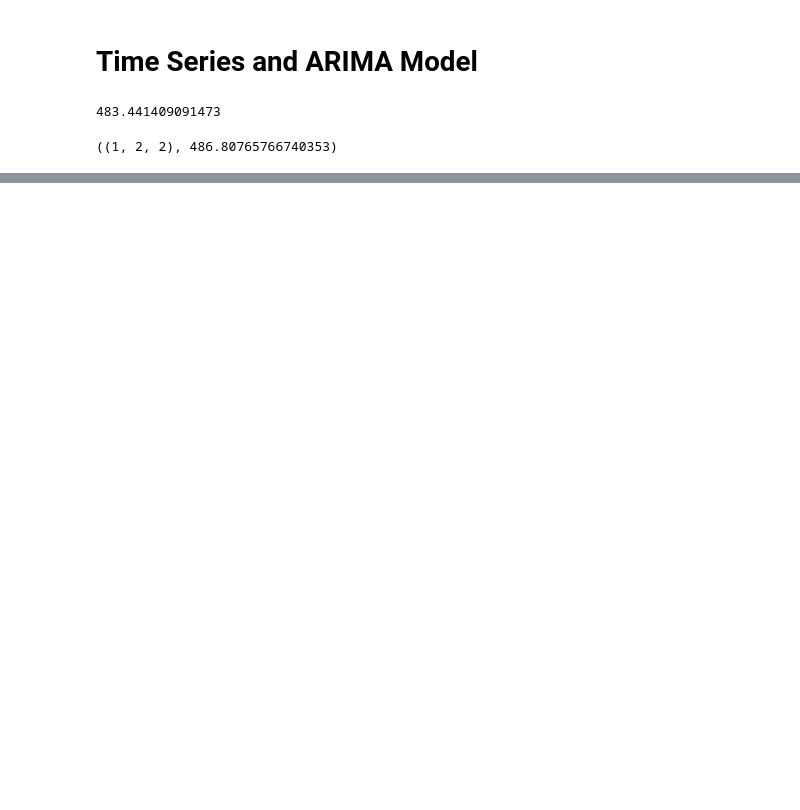
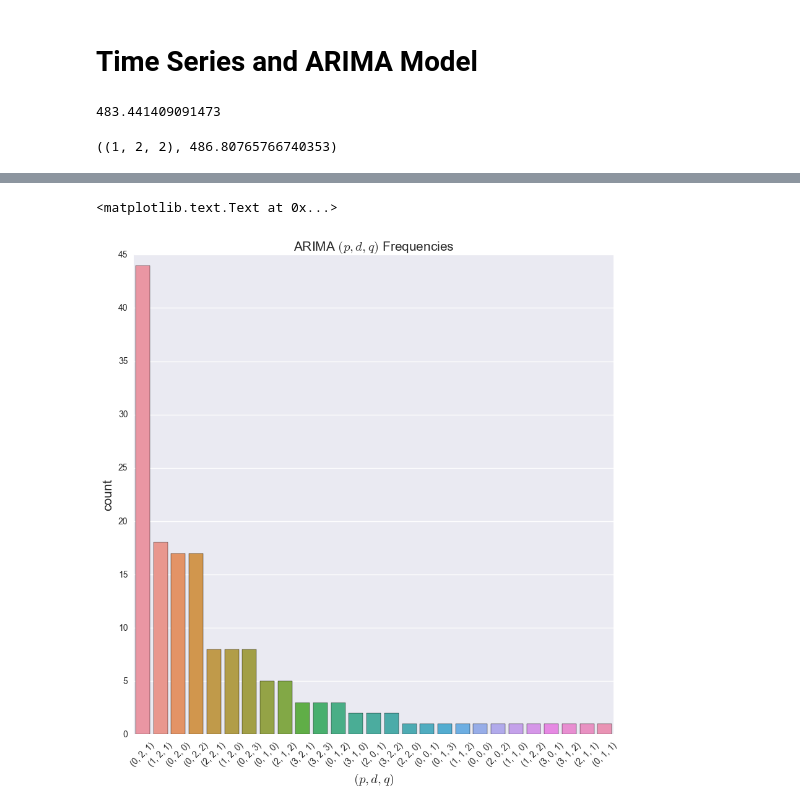
Before and after one commit to edelsonc/hurricane_research, a Jupyter notebook: hurricane_project_eda.ipynb, the cells around one changed output, grey strips where cells are left out. Cells and saved outputs as stored; diff of their text form; code cells hidden in the pictures; blank space fills up the shorter version.

```diff
--- a/hurricane_project_eda.ipynb
+++ b/hurricane_project_eda.ipynb
@@ -112,12 +113,13 @@ cols = 2
 deg = 3
 nbin = 50
 
-fig, axes = pyplot.subplots(rows,cols)
+fig, axes = pyplot.subplots(rows,cols, figsize=(10,10))
 i = 0
 for row in axes:
     for ax in row:
         ax.hist(coeffs[:,i], nbin)
-        ax.set_title("Coefficient of $x^{}$".format(deg - i))
+        ax.set_title("Coefficient of $x^{}$".format(deg - i), fontsize=18)
         i += 1
+fig.text(-0.05, 0.5, "Frequency", fontsize=18, rotation="vertical")
 fig.tight_layout()
 # %% [output]
@@ -249,0 +172,20 @@ class poisson_gen(scipy.stats._distn_infrastructure.rv_discrete)
+# %%
+pdqs = [str( i[0]) for i in result]
+pdqs_dict = {}
+for pdq in pdqs:
+    if pdq in pdqs_dict:
+        pdqs_dict[pdq] += 1
+    else:
+        pdqs_dict[pdq] = 1
+
+order = sorted(pdqs_dict, key=lambda x: pdqs_dict[x], reverse=True)
+
+fig, axe = pyplot.subplots(figsize=(10,10))
+seaborn.countplot(pdqs, order=order,ax=axe)
+axe.set_ylabel("count", fontsize=15)
+axe.set_xlabel("$(p,d,q)$", fontsize=15)
+axe.set_xticklabels(axe.get_xticklabels(), rotation=45)
+axe.set_title("ARIMA $(p,d,q)$ Frequencies", fontsize=15)
+# %% [output]
+<matplotlib.text.Text at 0x...>
+[figure, added]
```
Also changed, not shown: parts of 8 cells of this notebook, 8 other files.
